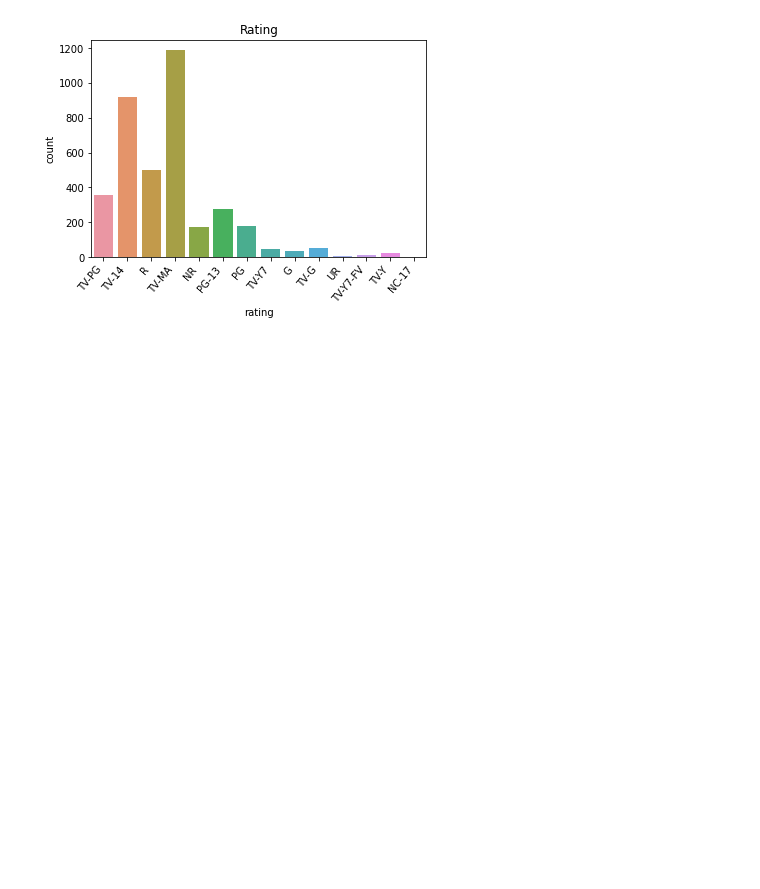
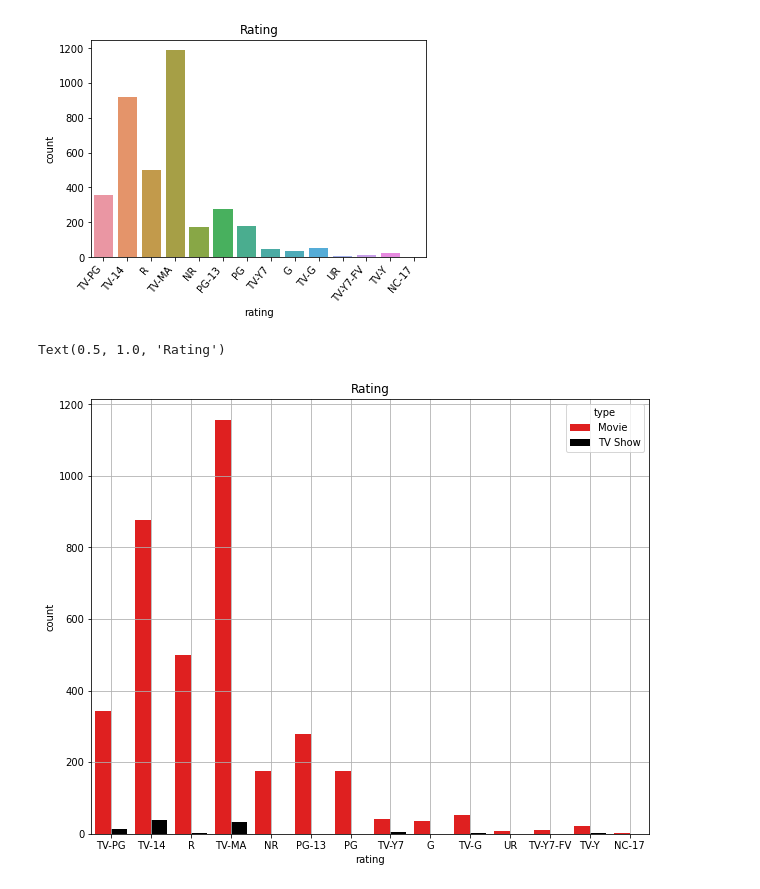
Before and after one commit to Hugox96/Netfliz_Python, a Jupyter notebook: Netflix.ipynb, the cells around one changed output. Saved outputs shown, nothing was run; the diff lists cells and outputs as text; code cells hidden in the pictures; blank space fills up the shorter version.

```diff
--- a/Netflix.ipynb
+++ b/Netflix.ipynb
@@ -145,3 +143,14 @@ plt.title('Rating')
 # %% [output]
 Text(0.5, 1.0, 'Rating')
 [figure]
+# %%
+plt.figure(figsize=(10,8))
+# use a handmade palette
+cor = ["red", "black"]
+sns.set_palette(cor)
+sns.countplot(x='rating',hue="type", data=netflix_dados)
+plt.grid()
+plt.title('Rating')
+# %% [output]
+Text(0.5, 1.0, 'Rating')
+[figure, added]
```
Also changed, not shown: parts of 2 cells of this notebook.
